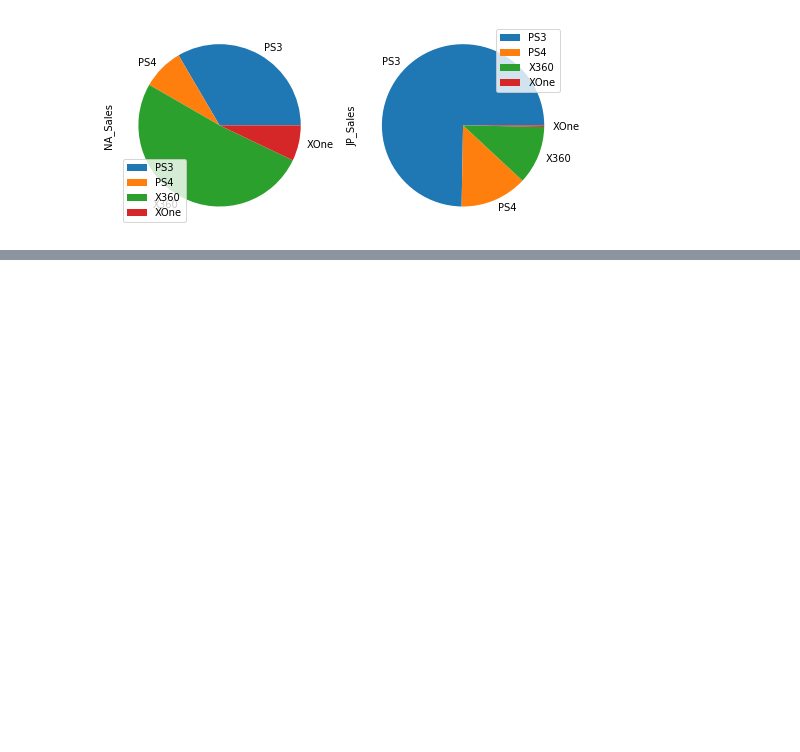
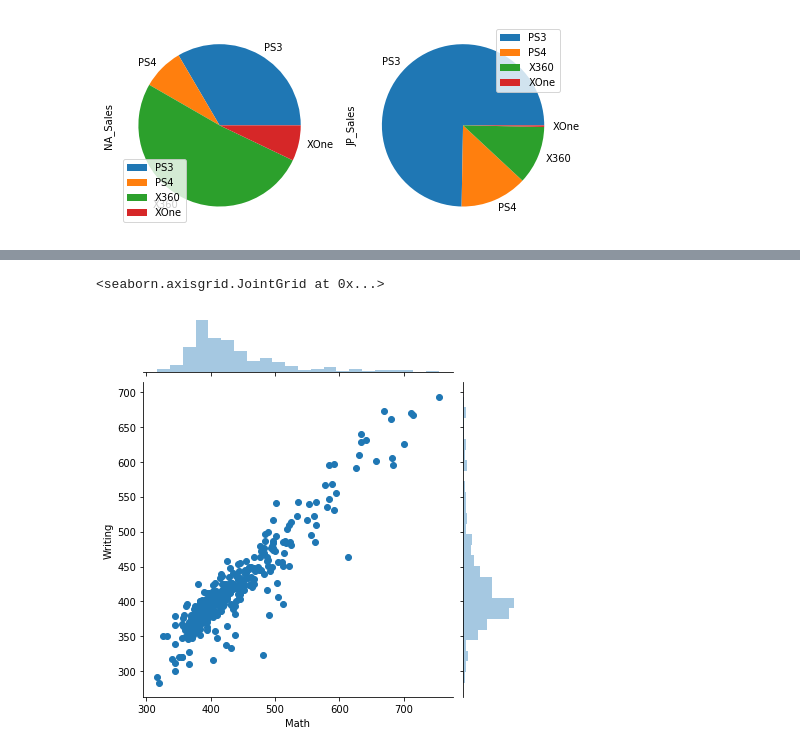
Before and after one commit to leozhao0709/python, a Jupyter notebook: pandas_bootcamp/visualizing Data.ipynb, the cells around one changed output, grey strips where cells are left out. Cells and saved outputs as stored; diff of their text form; code cells hidden in the pictures; blank space fills up the shorter version.

```diff
--- a/pandas_bootcamp/visualizing Data.ipynb
+++ b/pandas_bootcamp/visualizing Data.ipynb
@@ -132,0 +197,5 @@ array([<matplotlib.axes._subplots.AxesSubplot object at 0x...>,
+# %%
+sns.jointplot('Math', 'Writing', scores, kind='scatter')
+# %% [output]
+<seaborn.axisgrid.JointGrid at 0x...>
+[figure, added]
```
Also changed, not shown: parts of 12 cells of this notebook, 1 other file.
